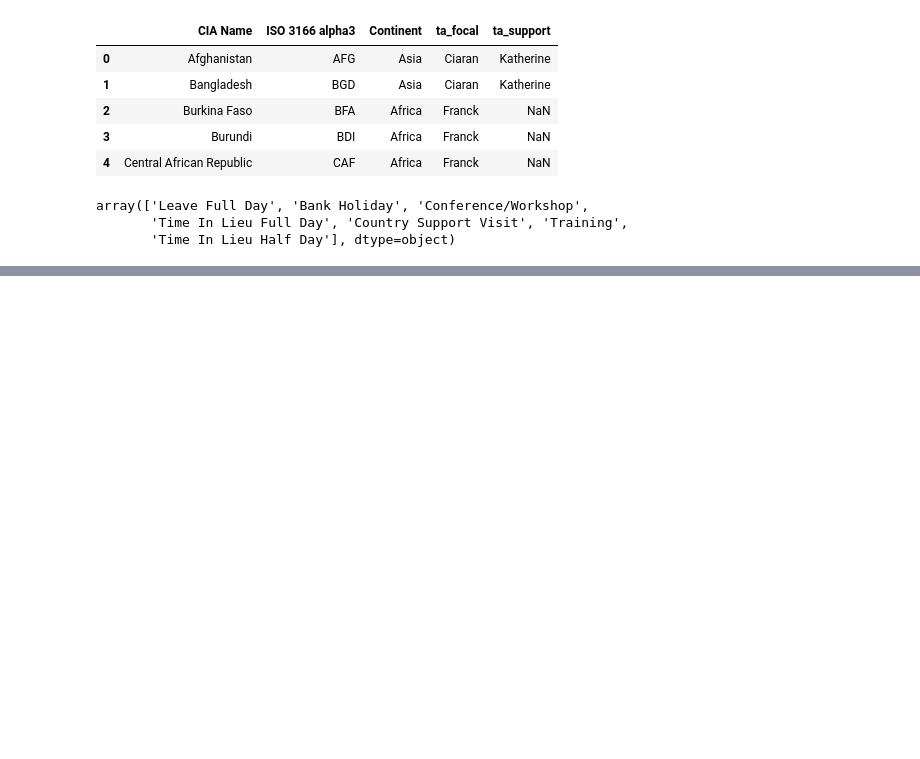
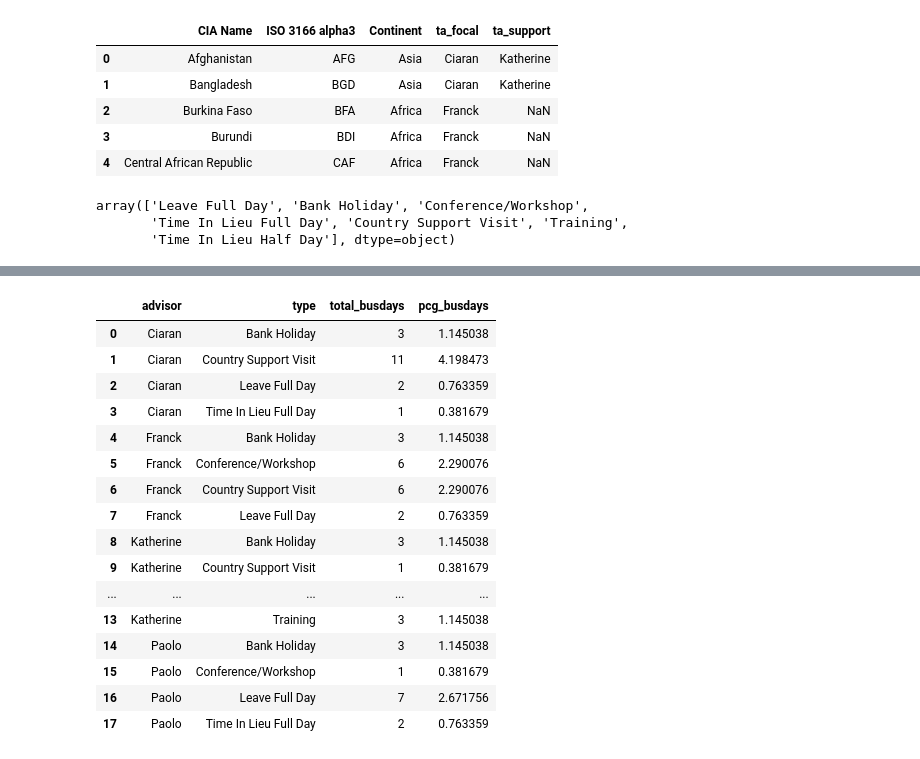
Before and after one commit to plosi/wash_sal_dashboard, a Jupyter notebook: wash_dash.ipynb, the cells around one changed output, grey strips where cells are left out. Saved outputs shown, nothing was run; the diff lists cells and outputs as text; code cells hidden in the pictures; blank space fills up the shorter version.

Commit message:
calendar and map completed

```diff
--- a/wash_dash.ipynb
+++ b/wash_dash.ipynb
@@ -7,5 +9,8 @@ from datetime import timedelta
 # %%
-advisors = pd.read_excel('data\\database.xlsx', sheet_name='advisors')
-wash_list = pd.read_excel('data\\database.xlsx', sheet_name='wash_list')
-countries = pd.read_excel('data\\database.xlsx', sheet_name='countries')
-calendar = pd.read_excel('data\\database.xlsx', sheet_name='calendar')
+app_dir = os.path.abspath('')
+DATA_FILE = app_dir + '\\shiny_app\\data' + '\\database.xlsx'
+
+advisors = pd.read_excel(DATA_FILE, sheet_name='advisors')
+wash_list = pd.read_excel(DATA_FILE, sheet_name='wash_list')
+countries = pd.read_excel(DATA_FILE, sheet_name='countries')
+calendar = pd.read_excel(DATA_FILE, sheet_name='calendar')
@@ -137,0 +103,6 @@ Name: start_date, dtype: datetime64[ns]
+# %%
+def total_busdays(data):
+    return len(pd.bdate_range(data.start_date, data.end_date))
+
+calendar['total_busdays'] = calendar.apply(total_busdays, axis=1)
+calendar.groupby(['advisor']).agg({'total_busdays':'sum'})
@@ -137,0 +116,25 @@ Name: start_date, dtype: datetime64[ns]
+# %%
+year = 2024
+grouped = calendar[calendar.end_date.dt.year <= year].groupby(['advisor', 'type']).agg({'total_busdays':'sum'}).reset_index()
+yr_busdays = np.busday_count(str(year), str(year+1))
+grouped['pcg_busdays'] = (grouped.total_busdays / yr_busdays)*100
+
+grouped
+# %% [output]
+|  | advisor | type | total_busdays | pcg_busdays |
+| 0 | Ciaran | Bank Holiday | 3 | 1.145038 |
+| 1 | Ciaran | Country Support Visit | 11 | 4.198473 |
+| 2 | Ciaran | Leave Full Day | 2 | 0.763359 |
+| 3 | Ciaran | Time In Lieu Full Day | 1 | 0.381679 |
+| 4 | Franck | Bank Holiday | 3 | 1.145038 |
+| 5 | Franck | Conference/Workshop | 6 | 2.290076 |
+| 6 | Franck | Country Support Visit | 6 | 2.290076 |
+| 7 | Franck | Leave Full Day | 2 | 0.763359 |
+| 8 | Katherine | Bank Holiday | 3 | 1.145038 |
+| 9 | Katherine | Country Support Visit | 1 | 0.381679 |
+| ... | ... | ... | ... | ... |
+| 13 | Katherine | Training | 3 | 1.145038 |
+| 14 | Paolo | Bank Holiday | 3 | 1.145038 |
+| 15 | Paolo | Conference/Workshop | 1 | 0.381679 |
+| 16 | Paolo | Leave Full Day | 7 | 2.671756 |
+| 17 | Paolo | Time In Lieu Full Day | 2 | 0.763359 |
```
Also changed, not shown: parts of 7 cells of this notebook, 8 other files.
